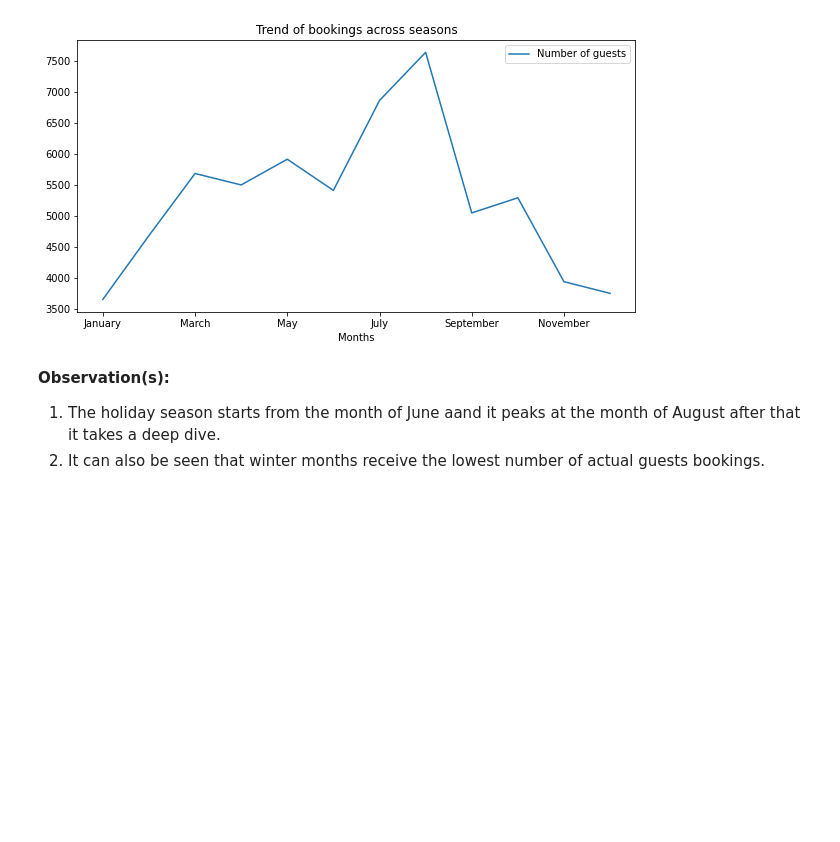
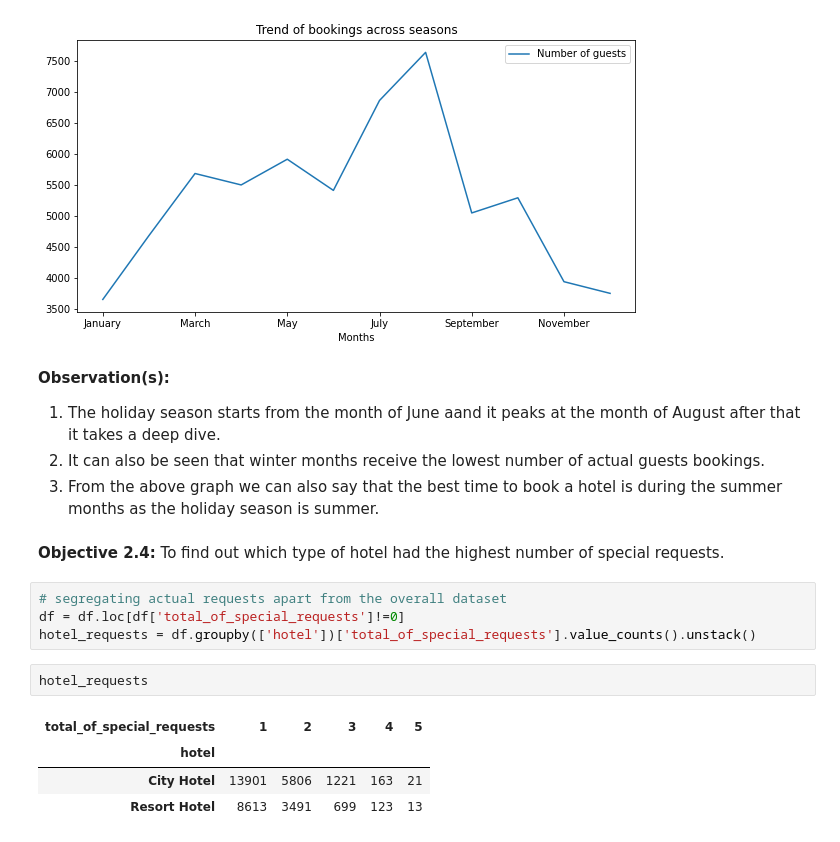
Before and after one commit to shubhro-jyoti/Hotel-Booking-analysis, a Jupyter notebook: Shubhro_Jyoti_Das_Copy_of_Hotel_Booking_Analysis_Capstone_Project.ipynb, the cells around one changed output. Cells and saved outputs as stored; diff of their text form; blank space fills up the shorter version.

```diff
--- a/Shubhro_Jyoti_Das_Copy_of_Hotel_Booking_Analysis_Capstone_Project.ipynb
+++ b/Shubhro_Jyoti_Das_Copy_of_Hotel_Booking_Analysis_Capstone_Project.ipynb
@@ -348,3 +348,17 @@ Text(0.5, 1.0, 'Trend of bookings across seasons')
 **Observation(s):**
 1. The holiday season starts from the month of June aand it peaks at the month of August after that it takes a deep dive.
 2. It can also be seen that winter months receive the lowest number of actual guests bookings.
+3. From the above graph we can also say that the best time to book a hotel is during the summer months as the holiday season is summer.
+# %% [markdown]
+**Objective 2.4:** To find out which type of hotel had the highest number of special requests.
+# %%
+# segregating actual requests apart from the overall dataset
+df = df.loc[df['total_of_special_requests']!=0]
+hotel_requests = df.groupby(['hotel'])['total_of_special_requests'].value_counts().unstack()
+# %%
+hotel_requests
+# %% [output]
+| total_of_special_requests | 1 | 2 | 3 | 4 | 5 |
+| hotel |  |  |  |  |  |
+| City Hotel | 13901 | 5806 | 1221 | 163 | 21 |
+| Resort Hotel | 8613 | 3491 | 699 | 123 | 13 |
```
Also changed, not shown: parts of 10 cells of this notebook.
